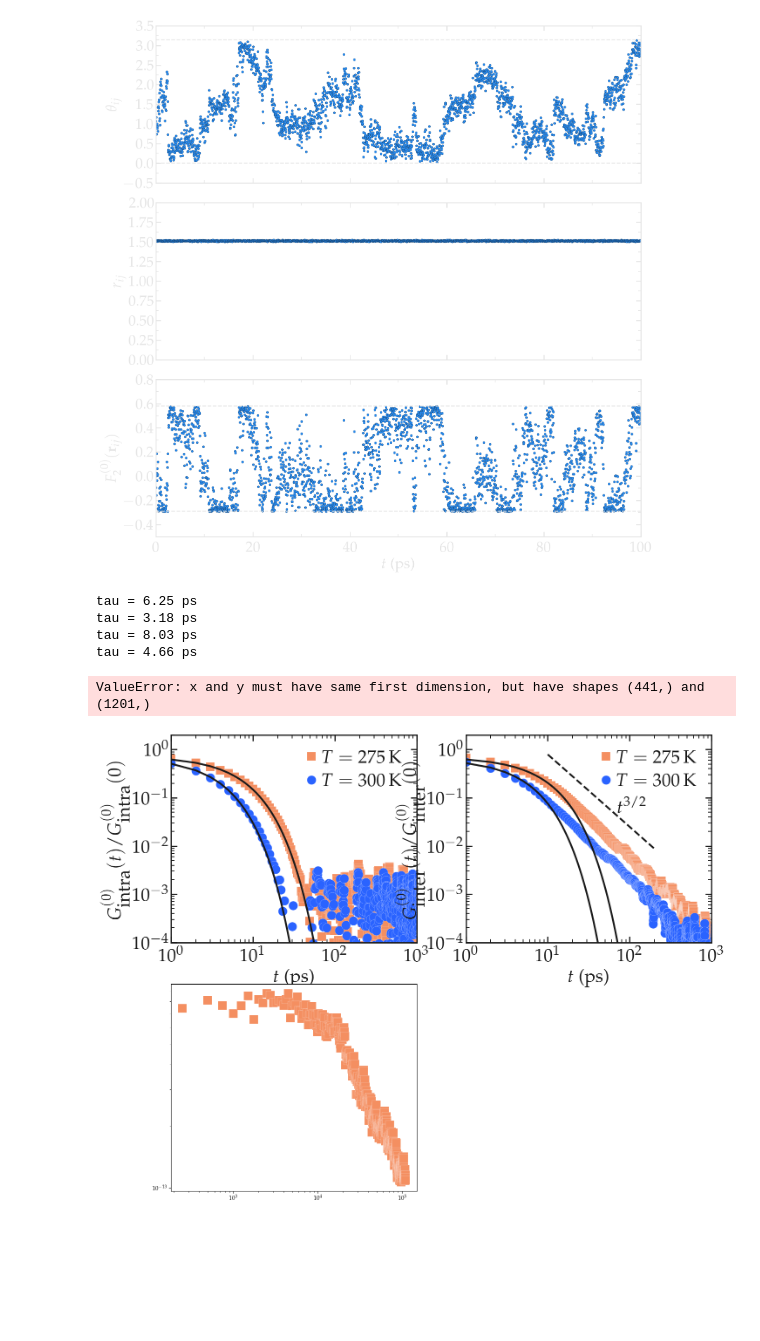
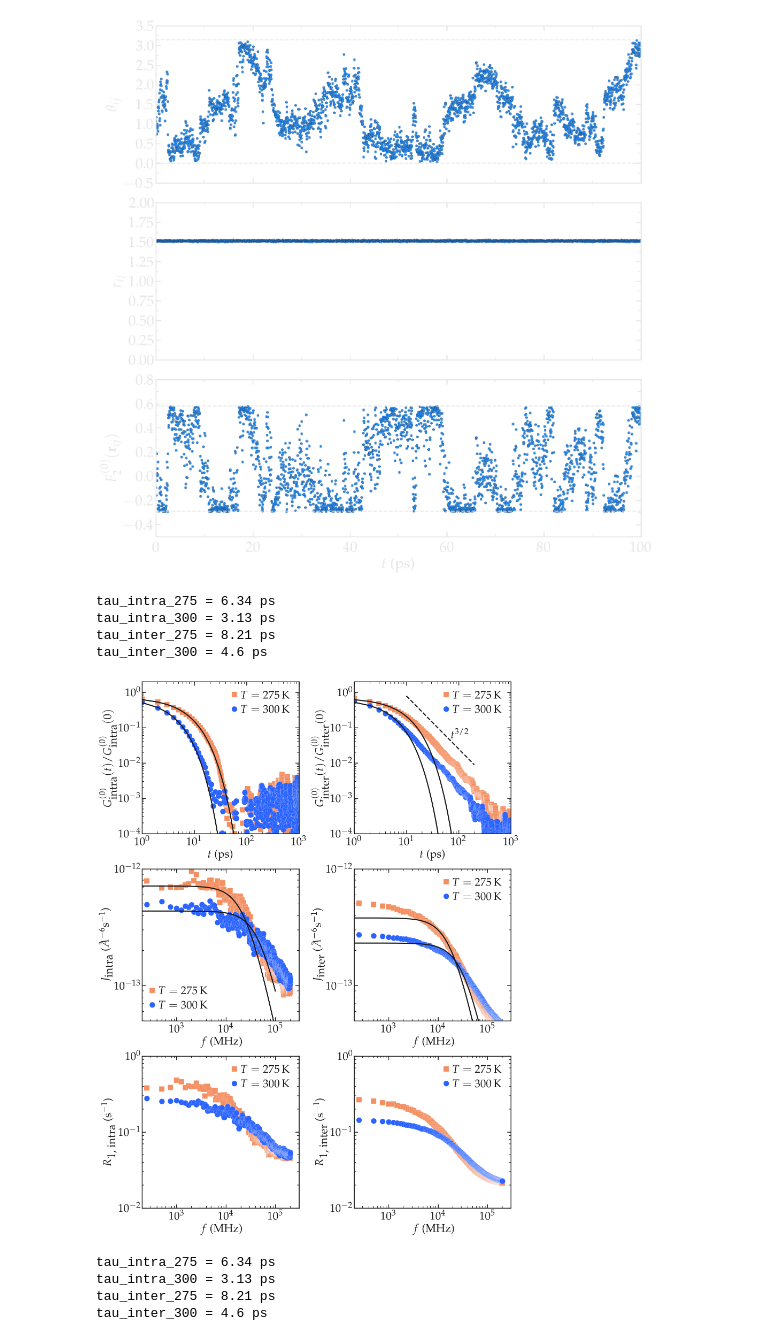
Before and after one commit to simongravelle/nmrformd, a Jupyter notebook: examples/analyse-scripts/bulk-water/illustration.ipynb, the cells around one changed output. Saved outputs shown, nothing was run; the diff lists cells and outputs as text; code cells hidden in the pictures; blank space fills up the shorter version.

Commit message:
upload figures

```diff
--- a/examples/analyse-scripts/bulk-water/illustration.ipynb
+++ b/examples/analyse-scripts/bulk-water/illustration.ipynb
@@ -5,7 +5,7 @@ import nmrformd as nmrmd
 import MDAnalysis as mda
 from scipy.special import sph_harm
 
-recalculate=True
+recalculate=False
 
 # For figure plotting
 import sys
@@ -356,12 +356,12 @@ for mode, mygray, edge, myblue in zip(['light', 'dark'], [lightgray, darkgray],
     # Fitting
     popt, pcov = curve_fit(correlation1, t[1:20], gij_intra_275[1:20]/gij_intra_275[0])
     ax1.loglog(t, correlation1(t, *popt), '-', linewidth=3, color=mygray)
-    tau = popt[1]
-    print("tau =",np.round(tau,2),"ps")
+    tau_intra_275 = popt[1]
+    print("tau_intra_275 =",np.round(tau_intra_275,2),"ps")
     popt, pcov = curve_fit(correlation1, t[1:20], gij_intra_300[1:20]/gij_intra_300[0])
     ax1.loglog(t, correlation1(t, *popt), '-', linewidth=3, color=mygray)
-    tau = popt[1]
-    print("tau =",np.round(tau,2),"ps")
+    tau_intra_300 = popt[1]
+    print("tau_intra_300 =",np.round(tau_intra_300,2),"ps")
     figure_improvement(ax1, mygray, font, fontsize,
                        xlabel=r"$t$ (ps)", ylabel=r'$G^{(0)}_\textrm{intra} (t) / G^{(0)}_\textrm{intra} (0)$',
                        xlim=(1, 1000), ylim=(0.0001, 2))
@@ -371,52 +371,57 @@ for mode, mygray, edge, myblue in zip(['light', 'dark'], [lightgray, darkgray],
     # Fitting
     popt, pcov = curve_fit(correlation1, t[1:20], gij_inter_275[1:20]/gij_inter_275[0])
     ax1.loglog(t, correlation1(t, *popt), '-', linewidth=3, color=mygray)
-    tau = popt[1]
-    print("tau =",np.round(tau,2),"ps")
+    tau_inter_275 = popt[1]
+    print("tau_inter_275 =",np.round(tau_inter_275,2),"ps")
     popt, pcov = curve_fit(correlation1, t[1:20], gij_inter_300[1:20]/gij_inter_300[0])
     ax1.loglog(t, correlation1(t, *popt), '-', linewidth=3, color=mygray)
-    tau = popt[1]
-    print("tau =",np.round(tau,2),"ps")
+    tau_inter_300 = popt[1]
+    print("tau_inter_300 =",np.round(tau_inter_300,2),"ps")
     ax1.loglog(t[10:200], power_law(t[10:200], 25), '--', linewidth=3, color=mygray)
     ax1.text(71, 0.05, r'$t^{3/2}$', fontsize = fontsize, color = mygray)
     tau = popt[1]
     figure_improvement(ax1, mygray, font, fontsize,
                        xlabel=r"$t$ (ps)", ylabel=r'$G^{(0)}_\textrm{inter} (t) / G^{(0)}_\textrm{inter} (0)$',
                        xlim=(1, 1000), ylim=(0.0001, 2))
     ax1 = fig.add_subplot(323)
-    ax1.loglog(f, J_intra_275, 's', markersize=msize, markeredgecolor=edge, markeredgewidth=0.2, color=myred, label=r'$T = 275$\,K')
-    ax1.loglog(f, J_intra_300, 'o', markersize=msize, markeredgecolor=edge, markeredgewidth=0.2, color=myblue, label=r'$T = 300$\,K')
+    ax1.loglog(f[f<=2e5], J_intra_275[f<=2e5], 's', markersize=msize, markeredgecolor=edge, markeredgewidth=0.2, color=myred, label=r'$T = 275$\,K')
+    ax1.loglog(f[f<=2e5], J_intra_300[f<=2e5], 'o', markersize=msize, markeredgecolor=edge, markeredgewidth=0.2, color=myblue, label=r'$T = 300$\,K')
     # Fitting
-    popt, pcov = curve_fit(spectrum1, f, J_intra_275)
-    ax1.loglog(f, spectrum1(f, *popt), '-', linewidth=3, color=mygray)
-    popt, pcov = curve_fit(spectrum1, f, J_intra_300)
-    ax1.loglog(f, spectrum1(f, *popt), '-', linewidth=3, color=mygray)
+    ax1.loglog(f[:400], spectrum1(f[:400], np.mean(J_intra_275[:400][:40]), tau_intra_275*2*np.pi/1e6), '-', linewidth=3, color=mygray)
+    ax1.loglog(f[:400], spectrum1(f[:400], np.mean(J_intra_300[:400][:40]), tau_intra_300*2*np.pi/1e6), '-', linewidth=3, color=mygray)
     figure_improvement(ax1, mygray, font, fontsize,
                        xlabel=r"$f$ (MHz)", ylabel=r'$J_\textrm{intra}$ ($\AA^{-6}$s$^{-1}$)',
                        xlim=(2e2, 3e5), ylim=(5e-14, 1e-12))
     ax1 = fig.add_subplot(324)
-    ax1.loglog(f, J_inter_275, 's', markersize=msize, markeredgecolor=edge, markeredgewidth=0.2, color=myred, label=r'$T = 275$\,K')
-    ax1.loglog(f, J_inter_300, 'o', markersize=msize, markeredgecolor=edge, markeredgewidth=0.2, color=myblue, label=r'$T = 300$\,K')
+    ax1.loglog(f[f<=2e5], J_inter_275[f<=2e5], 's', markersize=msize, markeredgecolor=edge, markeredgewidth=0.2, color=myred, label=r'$T = 275$\,K')
+    ax1.loglog(f[f<=2e5], J_inter_300[f<=2e5], 'o', markersize=msize, markeredgecolor=edge, markeredgewidth=0.2, color=myblue, label=r'$T = 300$\,K')
+
+    ax1.loglog(f[:400], spectrum1(f[:400], np.mean(J_inter_275[:400][:40]), tau_inter_275*2*np.pi/1e6), '-', linewidth=3, color=mygray)
+    ax1.loglog(f[:400], spectrum1(f[:400], np.mean(J_inter_300[:400][:40]), tau_inter_300*2*np.pi/1e6), '-', linewidth=3, color=mygray)
+
     figure_improvement(ax1, mygray, font, fontsize,
                        xlabel=r"$f$ (MHz)", ylabel=r'$J_\textrm{inter}$ ($\AA^{-6}$s$^{-1}$)',
                        xlim=(2e2, 3e5), ylim=(5e-14, 1e-12))
     ax1 = fig.add_subplot(325)
-    ax1.loglog(f, R1_intra_275, 's', markersize=msize, markeredgecolor=edge, markeredgewidth=0.2, color=myred, label=r'$T = 275$\,K')
-    ax1.loglog(f, R1_intra_300, 'o', markersize=msize, markeredgecolor=edge, markeredgewidth=0.2, color=myblue, label=r'$T = 300$\,K')
+    ax1.loglog(f[f<=2e5], R1_intra_275[f<=2e5], 's', markersize=msize, markeredgecolor=edge, markeredgewidth=0.2, color=myred, label=r'$T = 275$\,K')
+    ax1.loglog(f[f<=2e5], R1_intra_300[f<=2e5], 'o', markersize=msize, markeredgecolor=edge, markeredgewidth=0.2, color=myblue, label=r'$T = 300$\,K')
     figure_improvement(ax1, mygray, font, fontsize,
                        xlabel=r"$f$ (MHz)", ylabel=r'$R_\textrm{1, intra}$ (s$^{-1}$)',
                        xlim=(2e2, 3e5), ylim=(0.01, 1))
     ax1 = fig.add_subplot(326)
-    ax1.loglog(f, R1_inter_275, 's', markersize=msize, markeredgecolor=edge, markeredgewidth=0.2, color=myred, label=r'$T = 275$\,K')
-    ax1.loglog(f, R1_inter_300, 'o', markersize=msize, markeredgecolor=edge, markeredgewidth=0.2, color=myblue, label=r'$T = 300$\,K')
+    ax1.loglog(f[f<=2e5], R1_inter_275[f<=2e5], 's', markersize=msize, markeredgecolor=edge, markeredgewidth=0.2, color=myred, label=r'$T = 275$\,K')
+    ax1.loglog(f[f<=2e5], R1_inter_300[f<=2e5], 'o', markersize=msize, markeredgecolor=edge, markeredgewidth=0.2, color=myblue, label=r'$T = 300$\,K')
     figure_improvement(ax1, mygray, font, fontsize,
                        xlabel=r"$f$ (MHz)", ylabel=r'$R_\textrm{1, inter}$ (s$^{-1}$)',
                        xlim=(2e2, 3e5), ylim=(0.01, 1))
     save_figure(plt, fig, mode, name='best-practices/gij-R1-illustration', save=True)
 # %% [output]
-tau = 6.25 ps
-tau = 3.18 ps
-tau = 8.03 ps
-tau = 4.66 ps
+tau_intra_275 = 6.34 ps
+tau_intra_300 = 3.13 ps
+tau_inter_275 = 8.21 ps
+tau_inter_300 = 4.6 ps
+[figure, new version]
-ValueError: x and y must have same first dimension, but have shapes (441,) and (1201,)
+tau_intra_275 = 6.34 ps
+tau_intra_300 = 3.13 ps
+tau_inter_275 = 8.21 ps
+tau_inter_300 = 4.6 ps
-[figure, old version]
```
Also changed, not shown: parts of 3 cells of this notebook, 5 other files.
